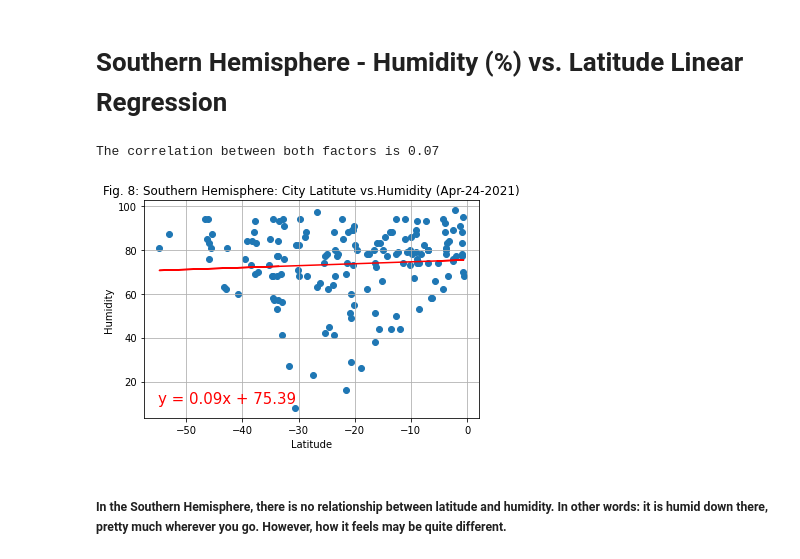
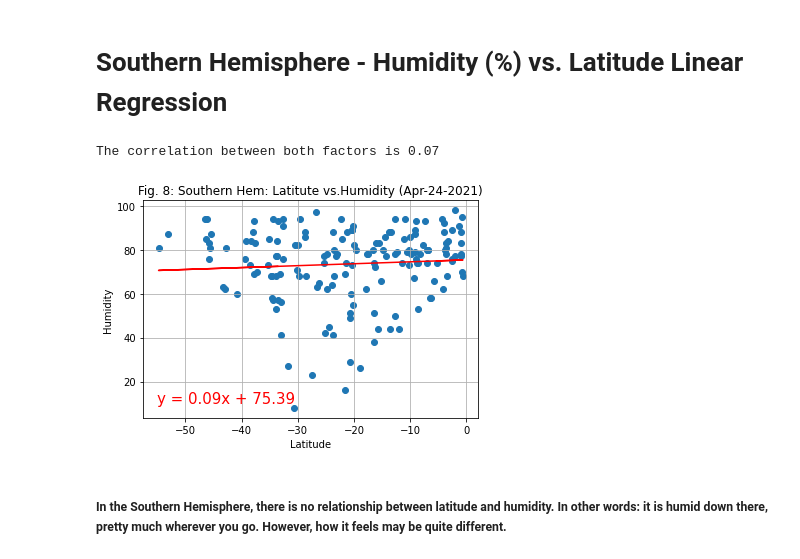
Before and after one commit to MarcLeslie/python-api-challenge, a Jupyter notebook: WeatherPy/WeatherPy.ipynb, the cells around one changed output. Saved outputs shown, nothing was run; the diff lists cells and outputs as text; code cells hidden in the pictures.

```diff
--- a/WeatherPy/WeatherPy.ipynb
+++ b/WeatherPy/WeatherPy.ipynb
@@ -321,24 +321,24 @@ The correlation between both factors is 0.24
 # %%
 lat_SH = SH_df.iloc[:,1]
 humidity_SH = SH_df.iloc[:,4]
 correlation = st.pearsonr(lat_SH, humidity_SH)
 print(f"The correlation between both factors is {round(correlation[0],2)}")
 #x_values = lat_SH, y_values = humidity_SH
 (slope, intercept, rvalue, pvalue, stderr) = linregress(lat_SH, humidity_SH)
 regress_values = lat_SH * slope + intercept
 line_eq = "y = " + str(round(slope,2)) + "x + " + str(round(intercept,2))
 plt.scatter(lat_SH, humidity_SH)
 plt.plot(lat_SH,regress_values,"r-")
 plt.annotate(line_eq,(-55,10),fontsize=15,color="red")
 plt.xlabel("Latitude")
 plt.ylabel("Humidity")
-plt.title(f"Fig. 8: Southern Hemisphere: City Latitute vs.Humidity ({date})")
+plt.title(f"Fig. 8: Southern Hem: Latitute vs.Humidity ({date})")
 plt.grid()
 plt.savefig("../output_data/Fig8_city_lat_humid_LR_SH.png")
 plt.show()
 # %% [output]
 The correlation between both factors is 0.07
-[figure, old version]
+[figure, new version]
 # %% [markdown]
 ##### In the Southern Hemisphere, there is no relationship between latitude and humidity.   In other words: it is humid down there, pretty much wherever you go.  However, how it feels may be quite different.
 # %% [markdown]
```
Also changed, not shown: parts of 12 cells of this notebook, 13 other files.
